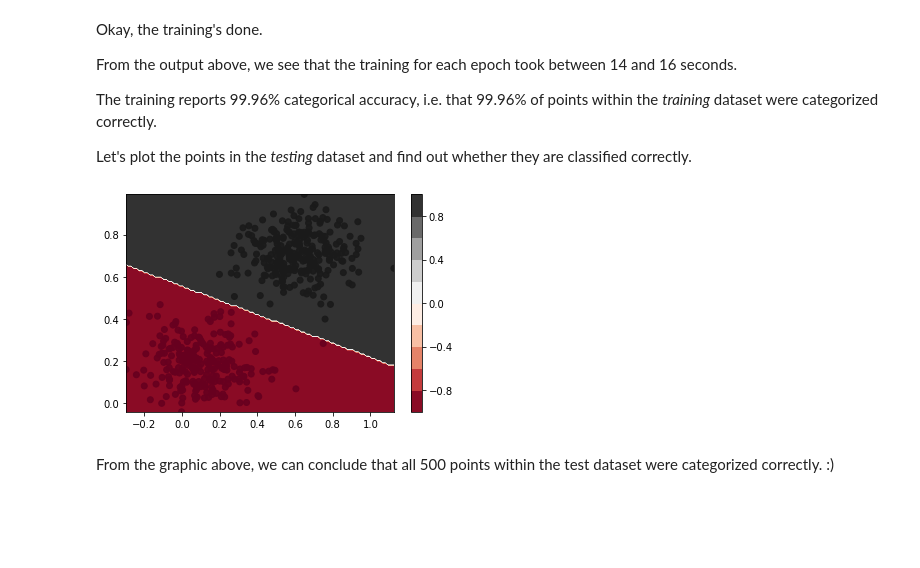
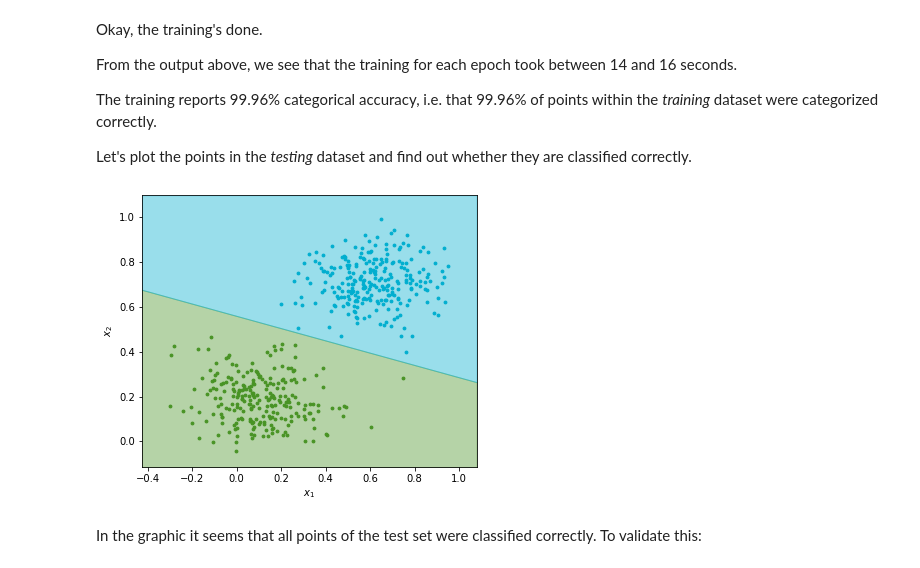
Before and after one commit to esclear/ph-nn, a Jupyter notebook: Linear_Boundary.ipynb, the cells around one changed output. Cells and saved outputs as stored; diff of their text form; code cells hidden in the pictures; blank space fills up the shorter version.

Commit message:
Update linear boundary example

```diff
--- a/Linear_Boundary.ipynb
+++ b/Linear_Boundary.ipynb
@@ -62,5 +82,10 @@ def get_model():
 model = get_model()
 optimizer = PHOpt(alpha=1.0, beta=0.0, gamma=1.0, resistive=1.0, ivp_period=2.0)
 
-optimizer.train(model, X_train, Y_train, epochs=4, metrics=[keras.metrics.CategoricalAccuracy()])
+train_log_dir = 'classifier_logs'
+
+tensorboard_callback = keras.callbacks.TensorBoard(log_dir=train_log_dir, update_freq=1)
+tf.print(tensorboard_callback.update_freq)
+
+optimizer.train(model, X_train, Y_train, epochs=1, metrics=[keras.metrics.CategoricalAccuracy()], callbacks=[tensorboard_callback], batch_size=64)
 # %% [output]
@@ -90,34 +111,46 @@ From the output above, we see that the training for each epoch took between 14 a
 The training reports 99.96% categorical accuracy, i.e. that 99.96% of points within the _training_ dataset were categorized correctly.
 
 Let's plot the points in the _testing_ dataset and find out whether they are classified correctly.
-# %%
-x_range = (X_test.min(0)[0], X_test.max(0)[0])
-y_range = (X_test.min(0)[1], X_test.max(0)[1])
-
-num_p = 100
-
-u1 = np.linspace(*x_range, num_p)
-u2 = np.linspace(*y_range, num_p)
-
-U1, U2 = np.meshgrid(u1, u2)
-Z = np.zeros((num_p, num_p))
-
-for i in range(num_p):
-    for j in range(num_p):
-        u = tf.convert_to_tensor([[U1[i,j], U2[i,j]]])
-
-        value = model(u)
-        classification = -1 if value[0,0] - value[0,1] <= 0 else 1
-
-        Z[i,j] = classification
-
-plt.figure()
-plt.contourf(U1, U2, Z, 10,cmap='RdGy')
-plt.colorbar()
-plt.scatter(X_test[:,0], X_test[:,1], c=Y_test[:,0],cmap='RdGy',alpha = 0.9)
-plt.xlim(x_range)
-plt.ylim(y_range);
-# %% [output]
-[figure, removed]
+# %%
+num_p = 100
+
+u1 = np.linspace(*x_range, num_p)
+u2 = np.linspace(*y_range, num_p)
+
+U1, U2 = np.meshgrid(u1, u2)
+Z = np.zeros((num_p, num_p))
+
+# Formula for the border of the two zones. Hand-derived from the equations for the output neuron's activations
+# This is used to color the two zones in the model
+def f(x):
+    w = model.weights[0]
+    b = model.weights[1]
+    return ((w[0,1] - w[0,0]) * x + b[1] - b[0]) / (w[1,0] - w[1,1])
+
+
+plt.figure(figsize=(6,5))
+
+split = f(u1)
+
+plt.fill_between(u1, y_range[0], split, color='#489324', alpha=0.4)
+plt.fill_between(u1, split, y_range[1], color='#00aecf', alpha=0.4)
+
+X1_test = X_test[Y_test[:,0] >= Y_test[:,1]]
+X2_test = X_test[Y_test[:,0] <  Y_test[:,1]]
+
+Y_test_m = model(X_test)
+
+plt.scatter(X1_test[:,0], X1_test[:,1], label='$X_1$', rasterized=False, s=8, c='#00aecf')
+plt.scatter(X2_test[:,0], X2_test[:,1], label='$X_2$', rasterized=False, s=8, c='#489324')
+
+plt.xlabel("$x_1$")
+plt.ylabel("$x_2$")
+plt.xlim(x_range)
+plt.ylim(y_range);
+
+plt.savefig('trained_boundary.pdf')
+# %% [output]
+[figure, added]
 # %% [markdown]
-From the graphic above, we can conclude that all 500 points within the test dataset were categorized correctly. :)
+In the graphic it seems that all points of the test set were classified correctly.
+To validate this:
```
Also changed, not shown: parts of 12 cells of this notebook, 3 other files.
